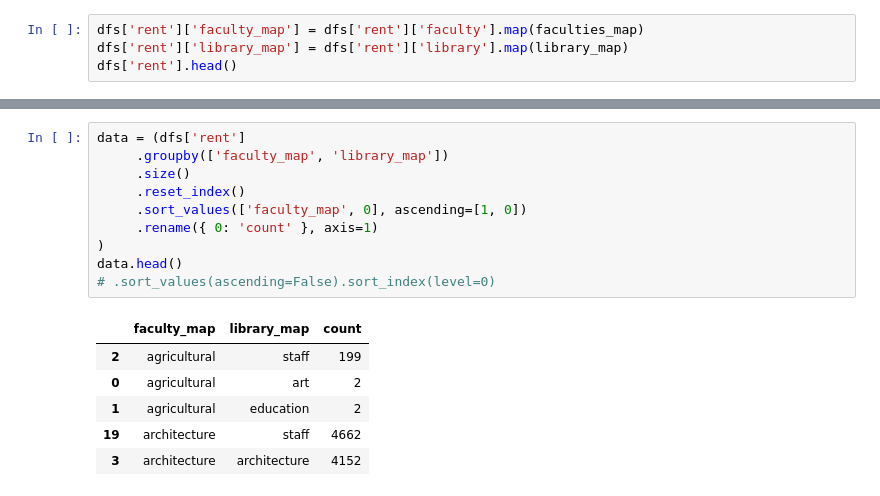
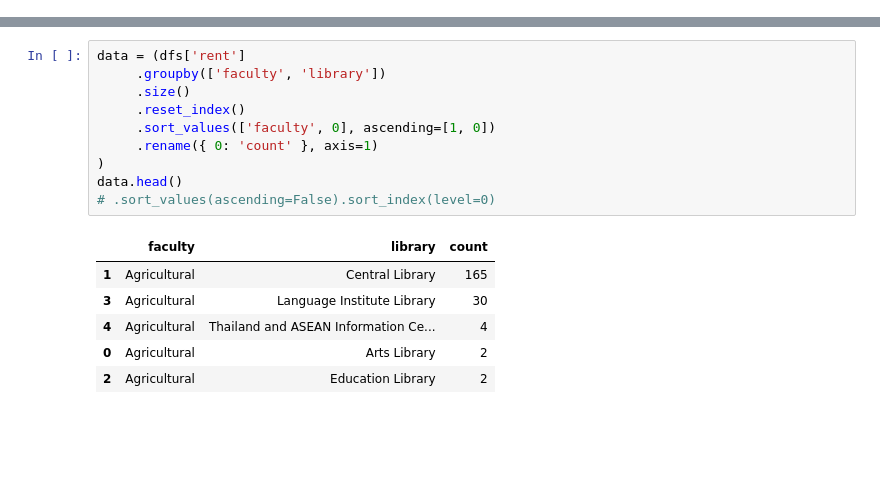
Before and after one commit to puripant/library-dash-public, a Jupyter notebook: notebooks/002_.ipynb, the cells around one changed output, grey strips where cells are left out. Drawn from its saved outputs; the diff is of its cells as text; blank space fills up the shorter version.

```diff
--- a/notebooks/002_.ipynb
+++ b/notebooks/002_.ipynb
@@ -80,4 +20,0 @@ for k,v in library.items():
-# %%
-dfs['rent']['faculty_map'] = dfs['rent']['faculty'].map(faculties_map)
-dfs['rent']['library_map'] = dfs['rent']['library'].map(library_map)
-dfs['rent'].head()
@@ -91,20 +48,20 @@ dfs['rent'].head()
 # %%
 data = (dfs['rent']
-     .groupby(['faculty_map', 'library_map'])
+     .groupby(['faculty', 'library'])
      .size()
      .reset_index()
-     .sort_values(['faculty_map', 0], ascending=[1, 0])
+     .sort_values(['faculty', 0], ascending=[1, 0])
      .rename({ 0: 'count' }, axis=1)
 )
 data.head()
 # .sort_values(ascending=False).sort_index(level=0)
 # %% [output]
-|  | faculty_map | library_map | count |
-| 2 | agricultural | staff | 199 |
-| 0 | agricultural | art | 2 |
-| 1 | agricultural | education | 2 |
-| 19 | architecture | staff | 4662 |
-| 3 | architecture | architecture | 4152 |
+|  | faculty | library | count |
+| 1 | Agricultural | Central Library | 165 |
+| 3 | Agricultural | Language Institute Library | 30 |
+| 4 | Agricultural | Thailand and ASEAN Information Ce... | 4 |
+| 0 | Agricultural | Arts Library | 2 |
+| 2 | Agricultural | Education Library | 2 |
 # %%
 alt.Chart.from_dict({
     "data": { "values": data.to_json(orient='records') },
```
Also changed, not shown: parts of 10 cells of this notebook, 2 other files.
